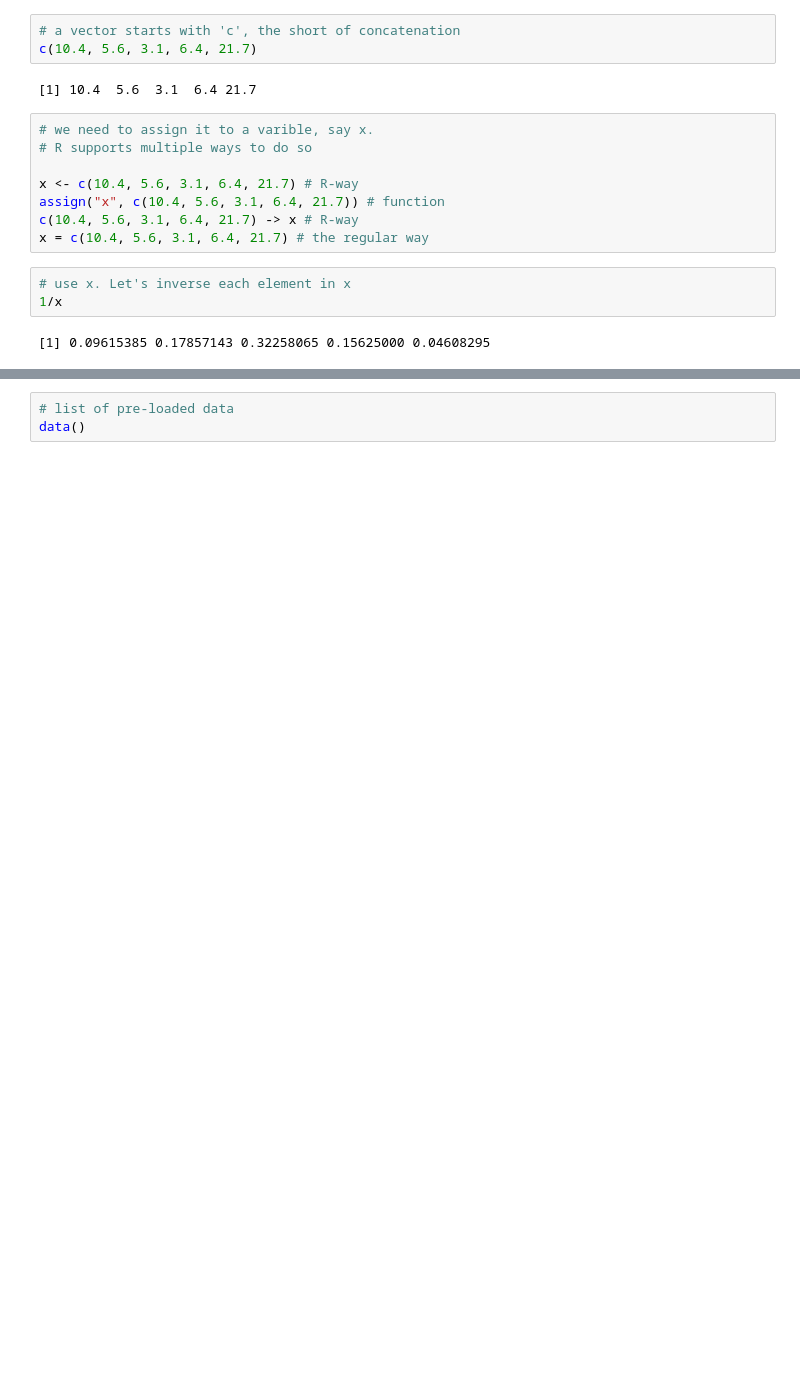
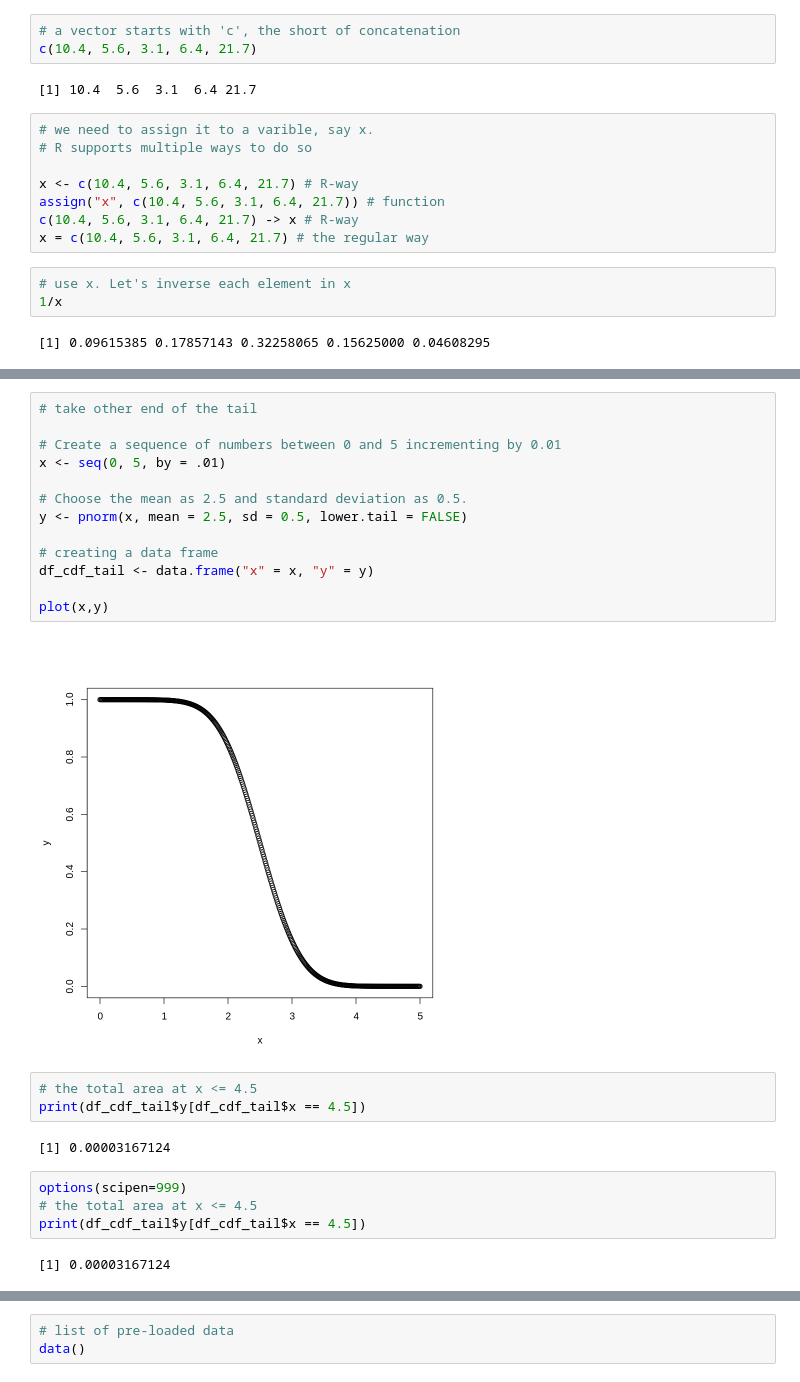
Before and after one commit to HZXZHANG/ist526-1, a Jupyter notebook: Intro_to_R.ipynb, the cells around one changed output, grey strips where cells are left out. Drawn from its saved outputs; the diff is of its cells as text; blank space fills up the shorter version.

```diff
--- a/Intro_to_R.ipynb
+++ b/Intro_to_R.ipynb
@@ -26,0 +96,26 @@ x = c(10.4, 5.6, 3.1, 6.4, 21.7) # the regular way
+# %%
+# take other end of the tail
+
+# Create a sequence of numbers between 0 and 5 incrementing by 0.01
+x <- seq(0, 5, by = .01)
+
+# Choose the mean as 2.5 and standard deviation as 0.5.
+y <- pnorm(x, mean = 2.5, sd = 0.5, lower.tail = FALSE)
+
+# creating a data frame
+df_cdf_tail <- data.frame("x" = x, "y" = y)
+
+plot(x,y)
+# %% [output]
+[figure, added]
+# %%
+# the total area at x <= 4.5
+print(df_cdf_tail$y[df_cdf_tail$x == 4.5])
+# %% [output]
+[1] 0.00003167124
+# %%
+options(scipen=999)
+# the total area at x <= 4.5
+print(df_cdf_tail$y[df_cdf_tail$x == 4.5])
+# %% [output]
+[1] 0.00003167124
```
Also changed, not shown: parts of 102 cells of this notebook.
